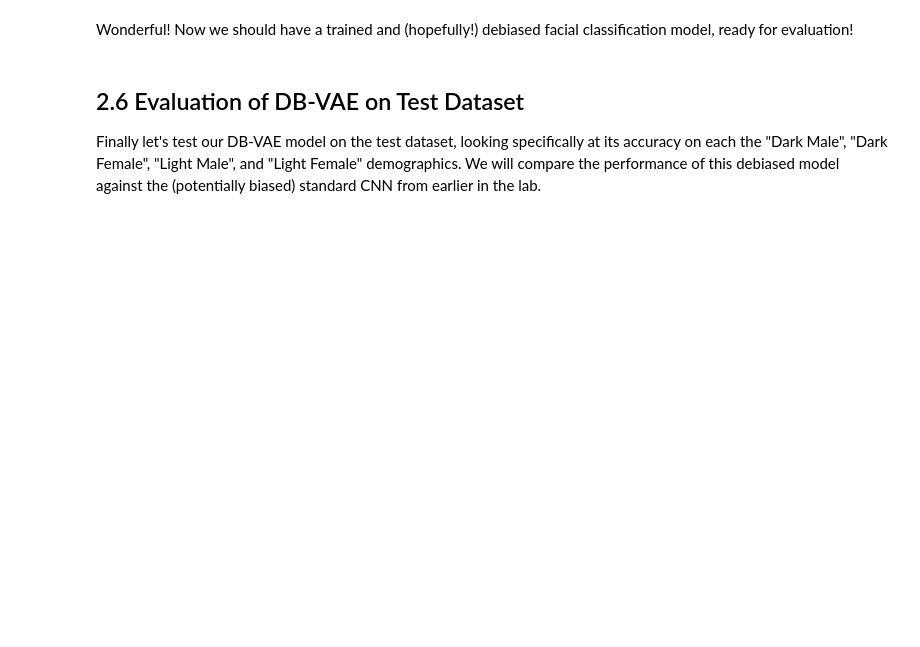
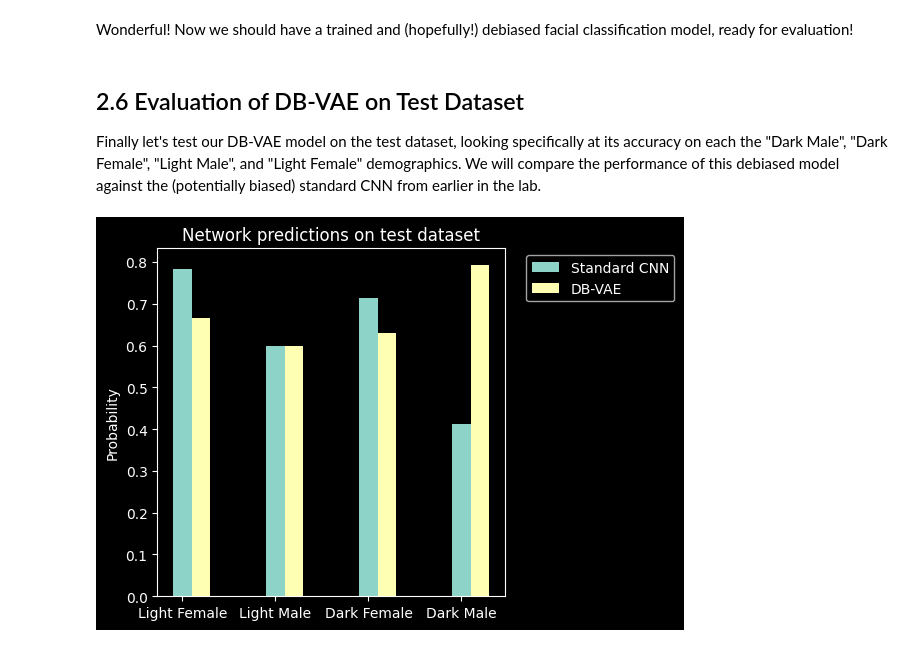
Before and after one commit to fmata17/ml_lab, a Jupyter notebook: mit_dl/lab2/Part2_Debiasing.ipynb, the cells around one changed output. Saved outputs shown, nothing was run; the diff lists cells and outputs as text; code cells hidden in the pictures; blank space fills up the shorter version.

```diff
--- a/mit_dl/lab2/Part2_Debiasing.ipynb
+++ b/mit_dl/lab2/Part2_Debiasing.ipynb
@@ -861,33 +1308,48 @@ Finally let's test our DB-VAE model on the test dataset, looking specifically at
 dbvae.to(device)
 dbvae_logits_list = []
 for face in test_faces:
     face = np.asarray(face, dtype=np.float32)
     face = torch.from_numpy(face).to(device)
 
     # Forward pass to get the classification logit
     with torch.inference_mode():
         logit = dbvae.predict(face)
 
     dbvae_logits_list.append(logit.detach().cpu().numpy())
 
 dbvae_logits_array = np.concatenate(dbvae_logits_list, axis=0)
 dbvae_logits_tensor = torch.from_numpy(dbvae_logits_array)
 dbvae_probs_tensor = torch.sigmoid(dbvae_logits_tensor)
 dbvae_probs_array = dbvae_probs_tensor.squeeze(dim=-1).numpy()
 
 xx = np.arange(len(keys))
 
 std_probs_mean = standard_classifier_probs.mean(axis=1)
 dbvae_probs_mean = dbvae_probs_array.reshape(len(keys), -1).mean(axis=1)
 
+# --- 1. INITIALIZE A SQUARE FIGURE ---
+# Setting width and height to 6 inches (you can change 6 to any size you want)
+plt.style.use('dark_background')
+plt.figure(figsize=(6, 6))
+
 plt.bar(xx, std_probs_mean, width=0.2, label="Standard CNN")
 plt.bar(xx + 0.2, dbvae_probs_mean, width=0.2, label="DB-VAE")
 
 plt.xticks(xx, keys)
 plt.title("Network predictions on test dataset")
 plt.ylabel("Probability")
+
+# --- 2. ADJUST LEGEND LAYOUT (CRITICAL) ---
+# Because you are pushing the legend outside the bounding box (bbox_to_anchor),
+# standard plt.show() might cut it off or distort the square symmetry.
+# Using tight_layout ensures the final saved/rendered image accommodates everything neatly.
+plt.gca().set_box_aspect(1)  # force the aspect ratio to be square
 plt.legend(bbox_to_anchor=(1.04, 1), loc="upper left")
+plt.tight_layout()
+
 plt.show()
+# %% [output]
+[figure, added]
 # %% [markdown]
 ## 2.7 Conclusion and submission information
 
```
Also changed, not shown: parts of 23 cells of this notebook, 14 other files.
